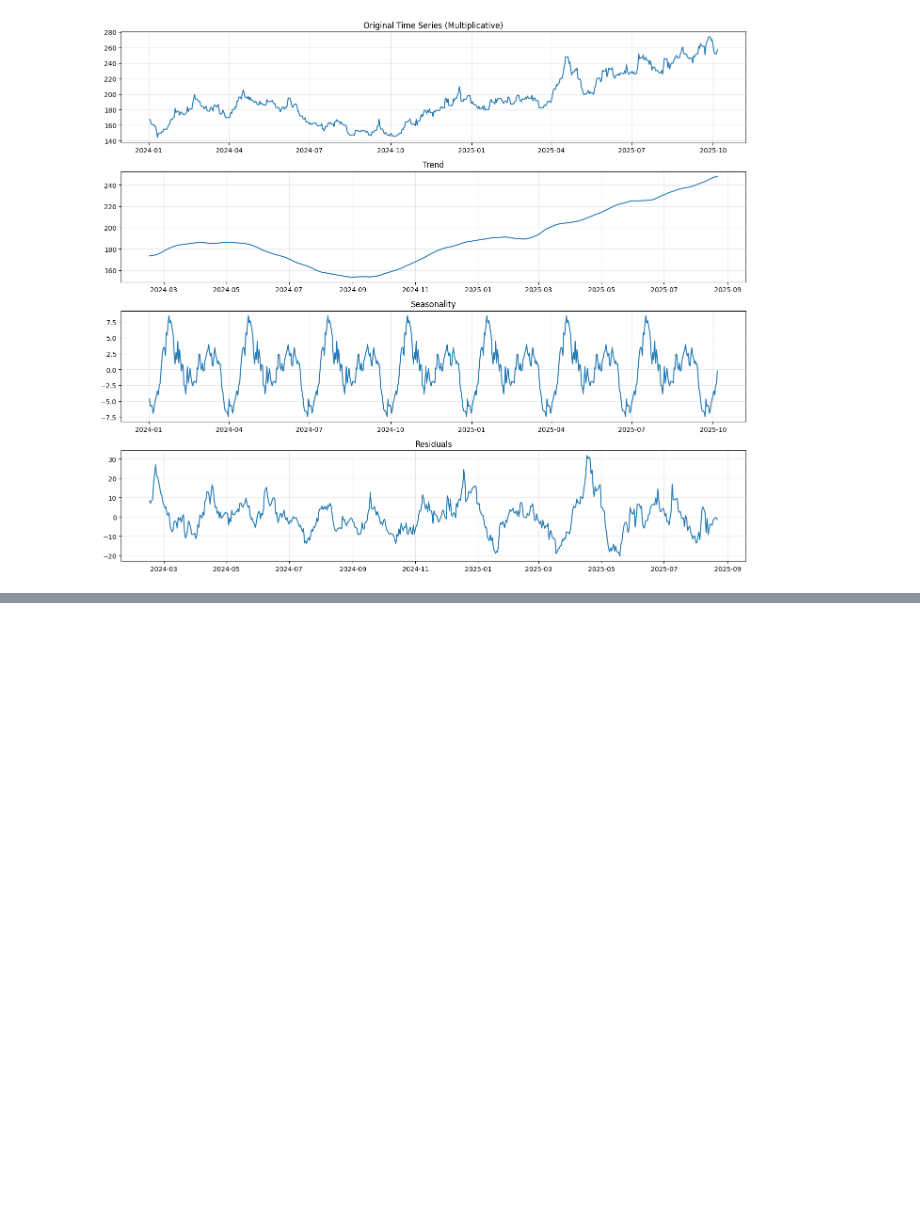
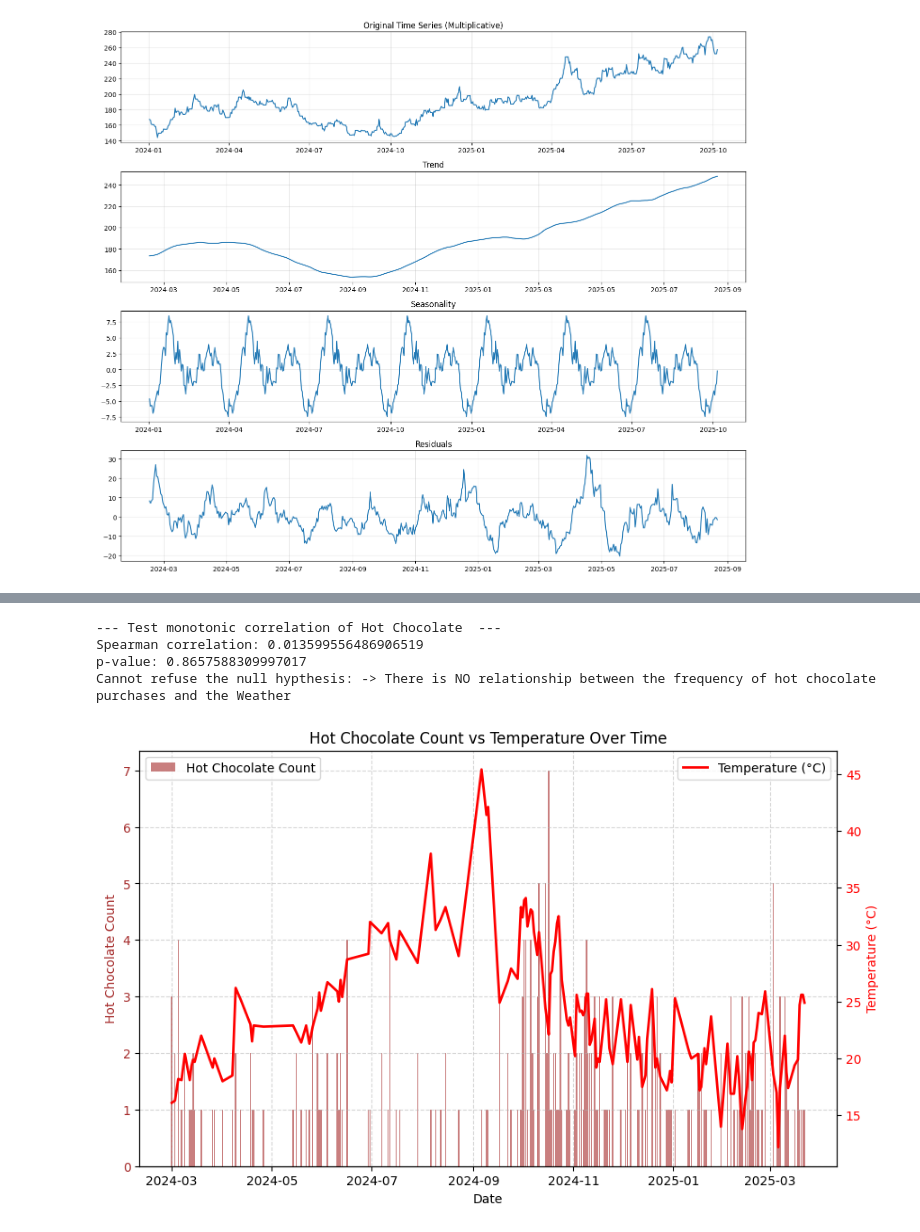
Before and after one commit to SchneFre/data-wrangling-project, a Jupyter notebook: data-wrangling-project.ipynb, the cells around one changed output, grey strips where cells are left out. Saved outputs shown, nothing was run; the diff lists cells and outputs as text; code cells hidden in the pictures; blank space fills up the shorter version.

Commit message:
added weather<>Hot chocolate

```diff
--- a/data-wrangling-project.ipynb
+++ b/data-wrangling-project.ipynb
@@ -495,0 +521,20 @@ plt.show()
+# %%
+df_cocoa.dtypes
+df_cocoa_copy = df_cocoa.copy()
+
+# Convert Date column to datetime
+df_cocoa_copy['Date'] = pd.to_datetime(df_cocoa_copy['Date'])
+# Filter for Hot Chocolate
+df_hot_choclate = df_cocoa_copy[df_cocoa_copy["coffee_name"] == "Hot Chocolate"]
+# Group by Date and count
+df_hot_chocolate_grouped = df_hot_choclate.groupby("Date")["coffee_name"].count()
+# Convert Series to DataFrame and rename column
+df_hot_chocolate_grouped = df_hot_chocolate_grouped.reset_index()
+df_hot_chocolate_grouped = df_hot_chocolate_grouped.rename(columns={"coffee_name": "hot_chocolate_count"})
+df_hot_chocolate_grouped['Date'] = pd.to_datetime(df_hot_chocolate_grouped['Date'])
+
+# merge weather and hot choclate purchases
+df_cocoa_and_weather = pd.merge( df_weather_grouped, df_hot_chocolate_grouped, how="right", on="Date")
+
+
+df_cocoa_and_weather.head()
@@ -495,0 +577,46 @@ plt.show()
+# %%
+print("--- Test monotonic correlation of Hot Chocolate  --- ")
+
+rho, p_value = spearmanr(df_cocoa_and_weather["hot_chocolate_count"], df_cocoa_and_weather["temperature_2m (°C)"])
+
+print("Spearman correlation:", rho)
+print("p-value:", p_value)
+
+# Interpretation
+if p_value < 0.05:
+    print("Refuse the null hypothesis H₀: -> Changes in the weather affect the purchasing frequency of Hot choclate.")
+else:
+    print("Cannot refuse the null hypthesis: -> There is NO relationship between the frequency of hot chocolate purchases and the Weather")
+# %% [output]
+--- Test monotonic correlation of Hot Chocolate  ---
+Spearman correlation: 0.013599556486906519
+p-value: 0.8657588309997017
+Cannot refuse the null hypthesis: -> There is NO relationship between the frequency of hot chocolate purchases and the Weather
+# %%
+
+# Create the plot
+fig, ax1 = plt.subplots(figsize=(10, 6))
+
+# Bar chart for hot chocolate count
+ax1.bar(df_cocoa_and_weather['Date'], df_cocoa_and_weather['hot_chocolate_count'], color='brown', alpha=0.6, label='Hot Chocolate Count')
+ax1.set_ylabel('Hot Chocolate Count', color='brown')
+ax1.tick_params(axis='y', labelcolor='brown')
+
+# Line chart for temperature (no dots)
+ax2 = ax1.twinx()
+ax2.plot(df_cocoa_and_weather['Date'], df_cocoa_and_weather['temperature_2m (°C)'], color='red', linewidth=2, label='Temperature (°C)')
+ax2.set_ylabel('Temperature (°C)', color='red')
+ax2.tick_params(axis='y', labelcolor='red')
+
+# Title, labels, and grid
+plt.title("Hot Chocolate Count vs Temperature Over Time")
+ax1.set_xlabel("Date")
+ax1.grid(True, linestyle='--', alpha=0.5)
+
+# Legends
+ax1.legend(loc='upper left')
+ax2.legend(loc='upper right')
+
+plt.show()
+# %% [output]
+[figure, added]
```
Also changed, not shown: parts of 6 cells of this notebook, 1 other file.
